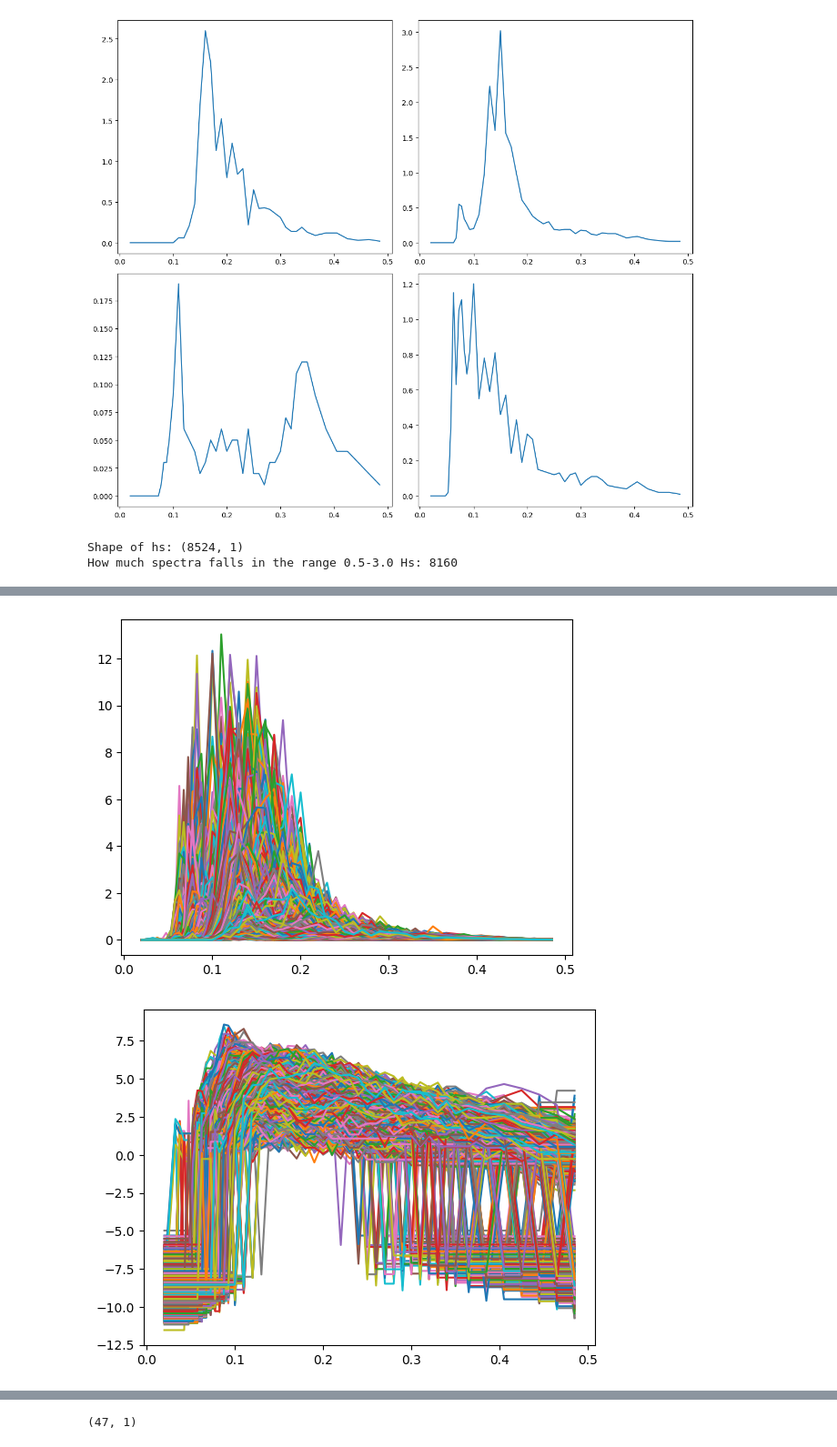
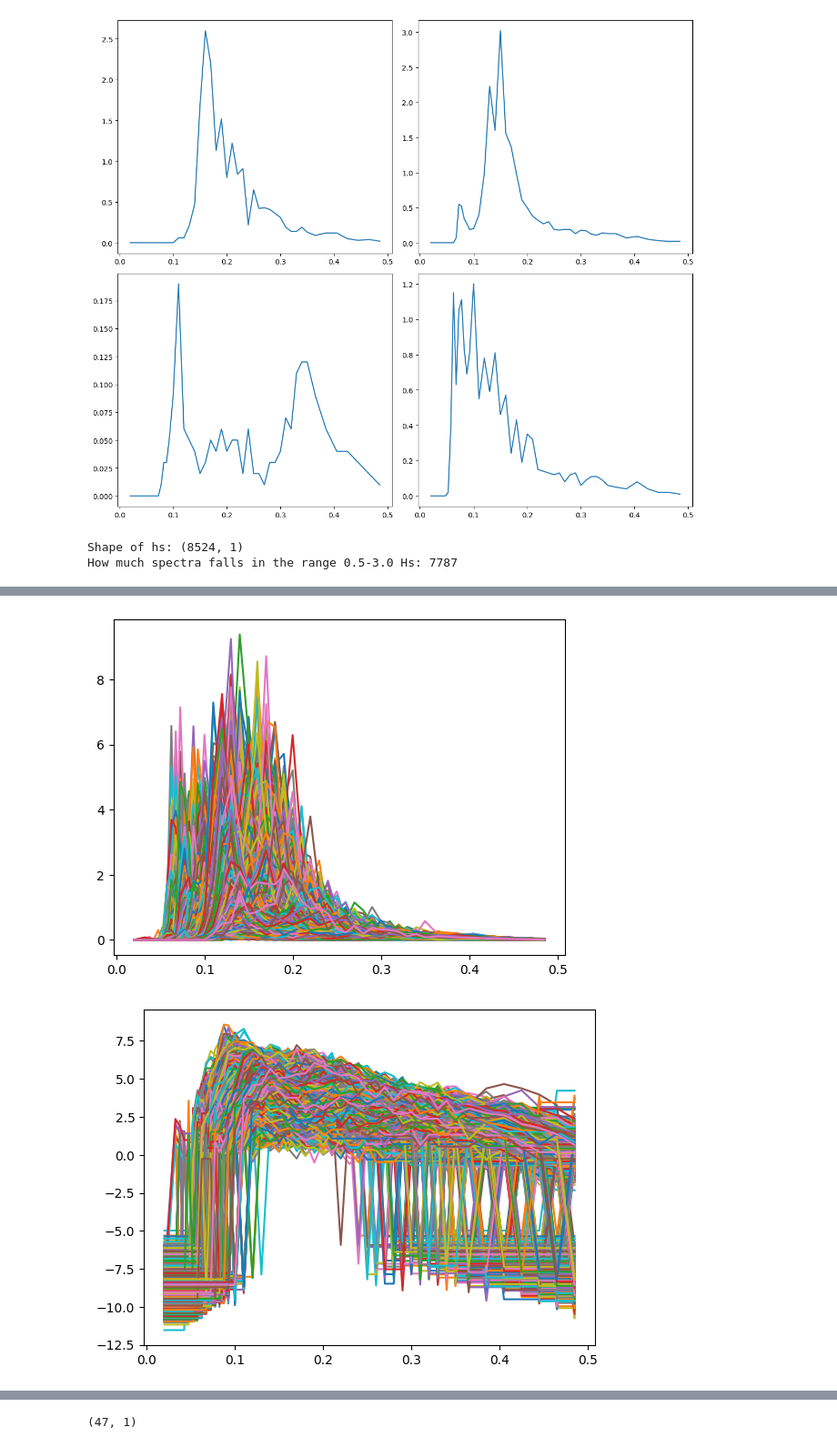
Before and after one commit to AdrianPerezHerrero/HDP-GPC, a Jupyter notebook: hdpgpc/ocean/ClasificacionOlas_ndbc.ipynb, the cells around one changed output, grey strips where cells are left out. Shown at 91% size. Cells and saved outputs as stored; diff of their text form; code cells hidden in the pictures.

```diff
--- a/hdpgpc/ocean/ClasificacionOlas_ndbc.ipynb
+++ b/hdpgpc/ocean/ClasificacionOlas_ndbc.ipynb
@@ -64,24 +64,24 @@ plt.show()
 # %%
 #Here we are going to compute the Heighs and try to filter following Hamiltons rule.
 interv = np.repeat(freq[1]-freq[0], num_obs_per_sample)[:, np.newaxis]
 hs = 4 * np.sqrt(data[:,:,0] @ interv)
 print("Shape of hs: "+str(hs.shape))
 plt.plot(hs)
-chosen_indexes = np.where((hs > 0.5) & (hs < 3.0))[0]
+chosen_indexes = np.where((hs > 0.5) & (hs < 2.5))[0]
 #chosen_indexes = np.arange(0, num_samples)
 print("How much spectra falls in the range 0.5-3.0 Hs: " + str(chosen_indexes.shape[0]))
 plt.show()
 plt.plot(freq, data[:,:,0][chosen_indexes].T)
 plt.show()
 lognorm_data = np.log(data + 1e-6) - np.mean(np.log(data+ 1e-6), axis=1)[:,np.newaxis,:]
 plt.plot(freq, lognorm_data[:,:,0][chosen_indexes].T)
 plt.show()
 # %% [output]
 Shape of hs: (8524, 1)
-How much spectra falls in the range 0.5-3.0 Hs: 8160
+How much spectra falls in the range 0.5-3.0 Hs: 7787
 [figure]
-[figure, old version]
+[figure, new version]
-[figure, old version]
+[figure, new version]
 # %%
 #Select indexes
 data = data[chosen_indexes]
```
Also changed, not shown: parts of 7 cells of this notebook, 3 other files.
